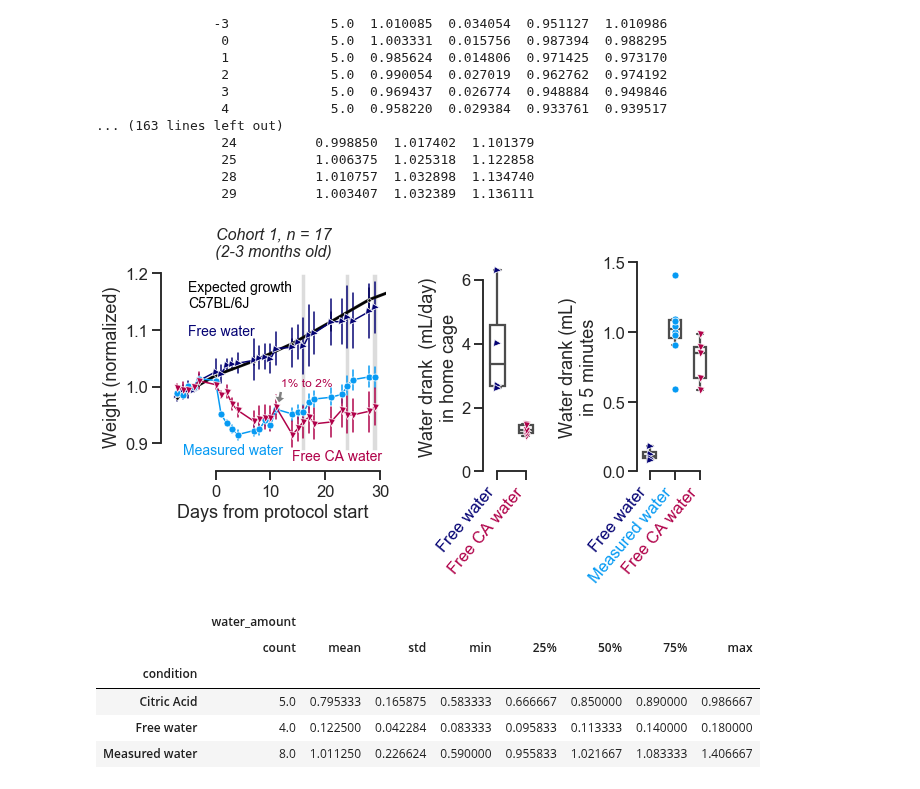
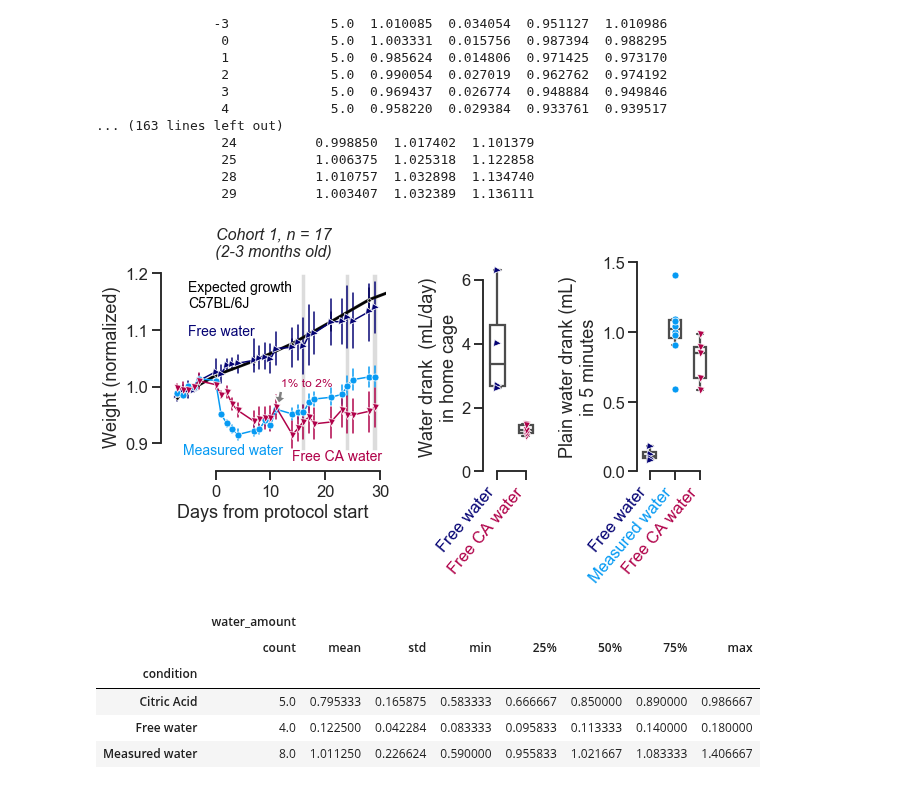
Before and after one commit to int-brain-lab/citricAcid, a Jupyter notebook: thirst_ccu.ipynb, the cells around one changed output. Saved outputs shown, nothing was run; the diff lists cells and outputs as text; code cells hidden in the pictures.

Commit message:
slightly nicer figures

```diff
--- a/thirst_ccu.ipynb
+++ b/thirst_ccu.ipynb
@@ -257,35 +256,35 @@ water = water[~water['date'].str.match('4-10-2018')]
 water['condition'] = water.subject.map(condition_map)
 
 ########### c ###########
 sns.lineplot(x="condition", y="water_amount", style='condition', markers={'Free water':'>', 'Measured water':'o', 'Citric Acid':'v'},
              ci=None, units='subject', hue_order=hue_order, palette=palette, hue="condition",
              data=water.groupby(['condition', 'subject'])['water_amount'].mean().reset_index(),
              estimator=None, legend=False, dashes=None, markersize=7,
              ax=ax[2], zorder=100)
 sns.boxplot(x="condition", y="water_amount", order=hue_order[1:],
             data=water.groupby(['condition', 'subject'])['water_amount'].mean().reset_index(),
             fliersize=0, boxprops={'facecolor':'None'}, width=.5, ax=ax[2], zorder=-100)
-ax[2].set(ylabel='Water drank (mL)\nin 5 minutes', xlabel='')
+ax[2].set(ylabel='Plain water drank (mL)\nin 5 minutes', xlabel='')
 ax[2].set_xticklabels(['Free water', 'Measured water', 'Free CA water'])
 ax[2].set_yticks([0, 0.5, 1, 1.5])
 
 # layout with rotated ticks
 for ticklabel, tickcolor in zip(ax[1].get_xticklabels(), [palette[1], palette[3]]):
     ticklabel.set_color(tickcolor)
     ticklabel.set_rotation(50)
     ticklabel.set(ha='right')
 
 for ticklabel, tickcolor in zip(ax[2].get_xticklabels(), [palette[1], palette[2], palette[3]]):
     ticklabel.set_color(tickcolor)
     ticklabel.set_rotation(50)
     ticklabel.set(ha='right')
 
 f.tight_layout(rect=[0, 0.03, 1, 0.95])
 sns.despine(trim=True)
 f.savefig(os.path.join(figpath, "citricacid_study1.pdf"))
 f.savefig(os.path.join(figpath, "citricacid_study1.png"), dpi=600)
 # %% [output]
-[figure, old version]
+[figure, new version]
 # %%
 water.groupby(['condition', 'subject'])['water_amount'].mean().reset_index().groupby(['condition']).describe()
 # %% [output]
```
Also changed, not shown: parts of 3 cells of this notebook, 6 other files.
